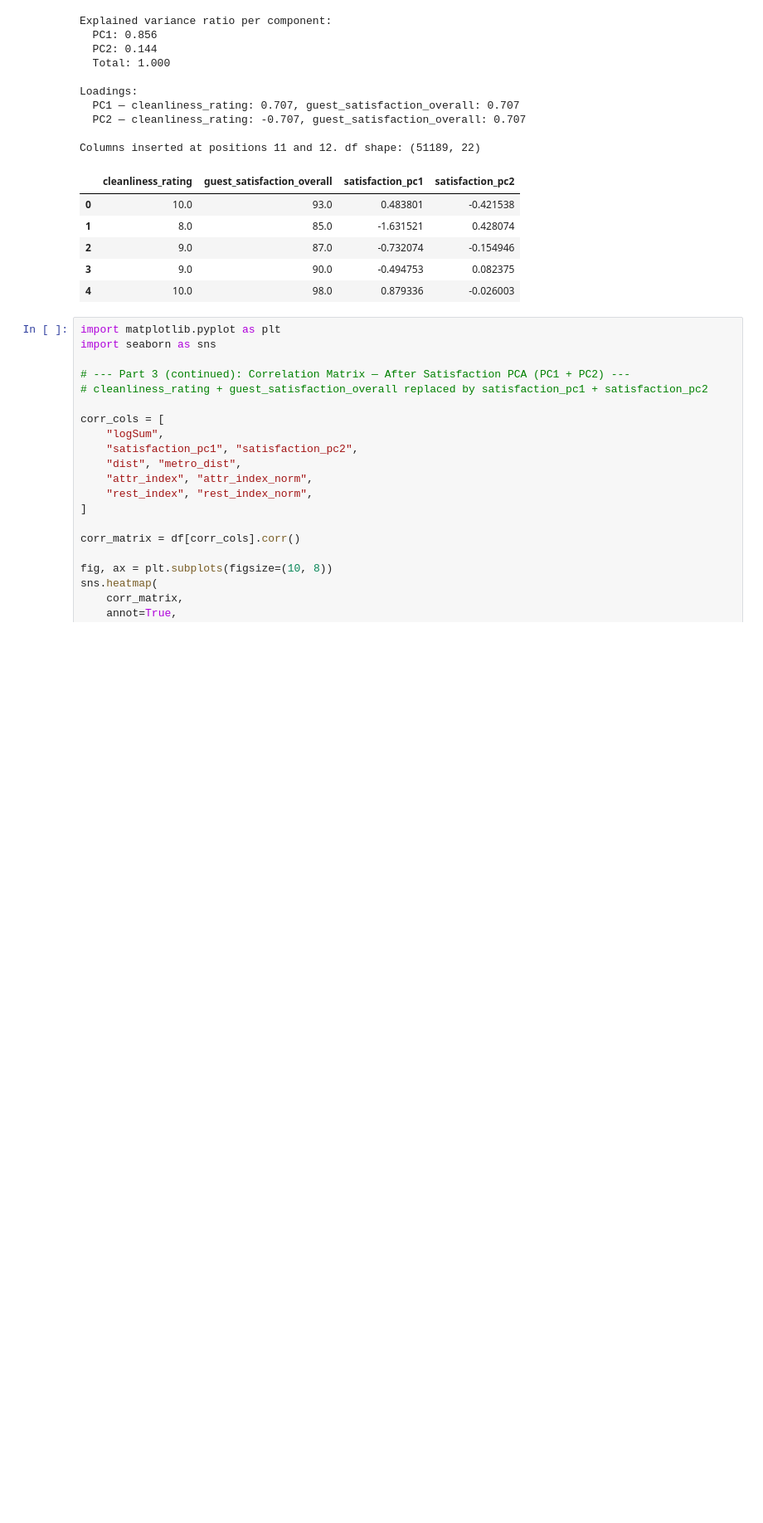
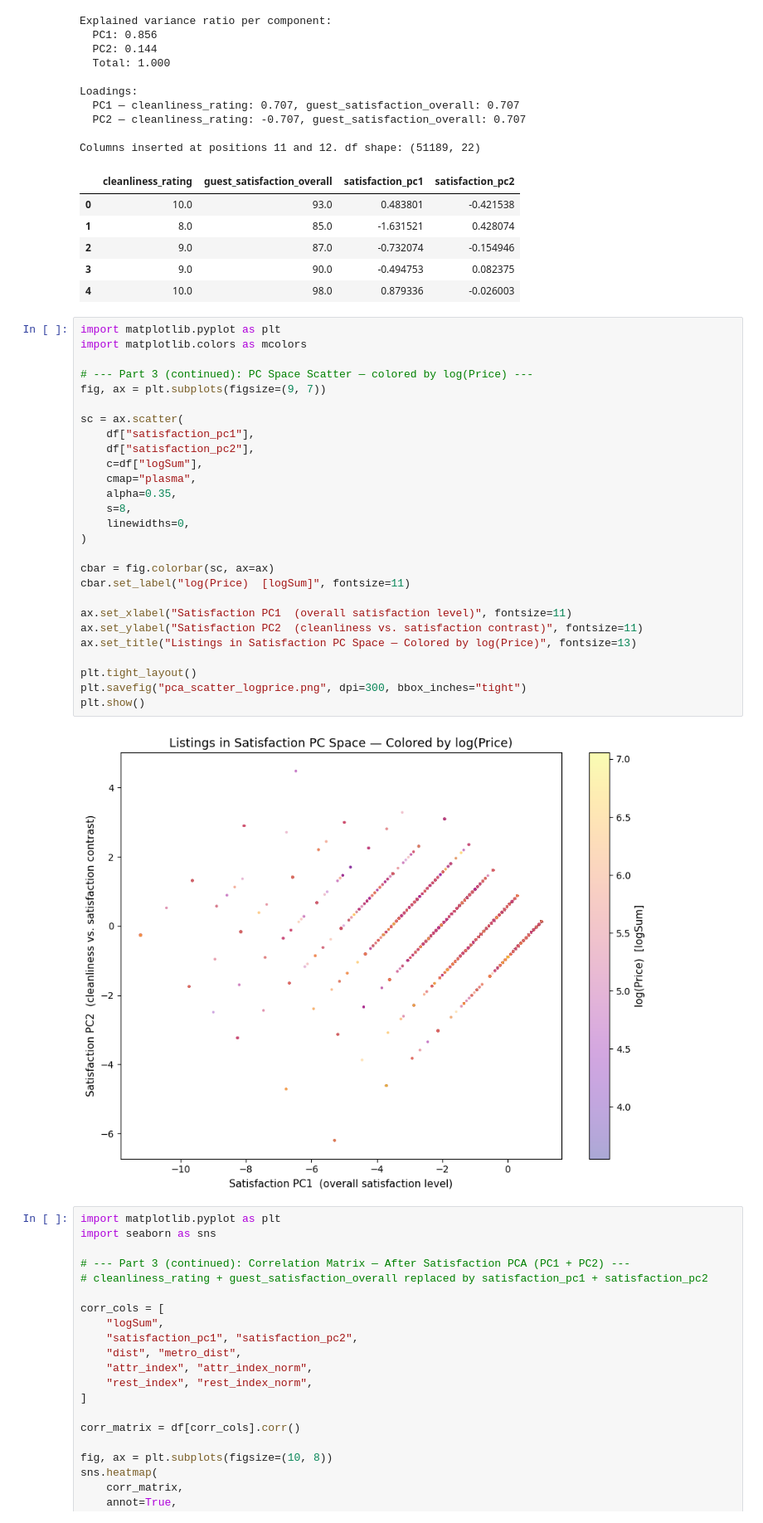
Before and after one commit to ShenghaoXue/MATH-189-Project-SP26, a Jupyter notebook: phase_3.ipynb, the cells around one changed output. Shown at 83% size. Saved outputs shown, nothing was run; the diff lists cells and outputs as text; blank space fills up the shorter version.

```diff
--- a/phase_3.ipynb
+++ b/phase_3.ipynb
@@ -286,6 +286,35 @@ Columns inserted at positions 11 and 12. df shape: (51189, 22)
 | 2 | 9.0 | 87.0 | -0.732074 | -0.154946 |
 | 3 | 9.0 | 90.0 | -0.494753 | 0.082375 |
 | 4 | 10.0 | 98.0 | 0.879336 | -0.026003 |
+# %%
+import matplotlib.pyplot as plt
+import matplotlib.colors as mcolors
+
+# --- Part 3 (continued): PC Space Scatter — colored by log(Price) ---
+fig, ax = plt.subplots(figsize=(9, 7))
+
+sc = ax.scatter(
+    df["satisfaction_pc1"],
+    df["satisfaction_pc2"],
+    c=df["logSum"],
+    cmap="plasma",
+    alpha=0.35,
+    s=8,
+    linewidths=0,
+)
+
+cbar = fig.colorbar(sc, ax=ax)
+cbar.set_label("log(Price)  [logSum]", fontsize=11)
+
+ax.set_xlabel("Satisfaction PC1  (overall satisfaction level)", fontsize=11)
+ax.set_ylabel("Satisfaction PC2  (cleanliness vs. satisfaction contrast)", fontsize=11)
+ax.set_title("Listings in Satisfaction PC Space — Colored by log(Price)", fontsize=13)
+
+plt.tight_layout()
+plt.savefig("pca_scatter_logprice.png", dpi=300, bbox_inches="tight")
+plt.show()
+# %% [output]
+[figure, added]
 # %%
 import matplotlib.pyplot as plt
 import seaborn as sns
```
Also changed, not shown: 1 other file.
